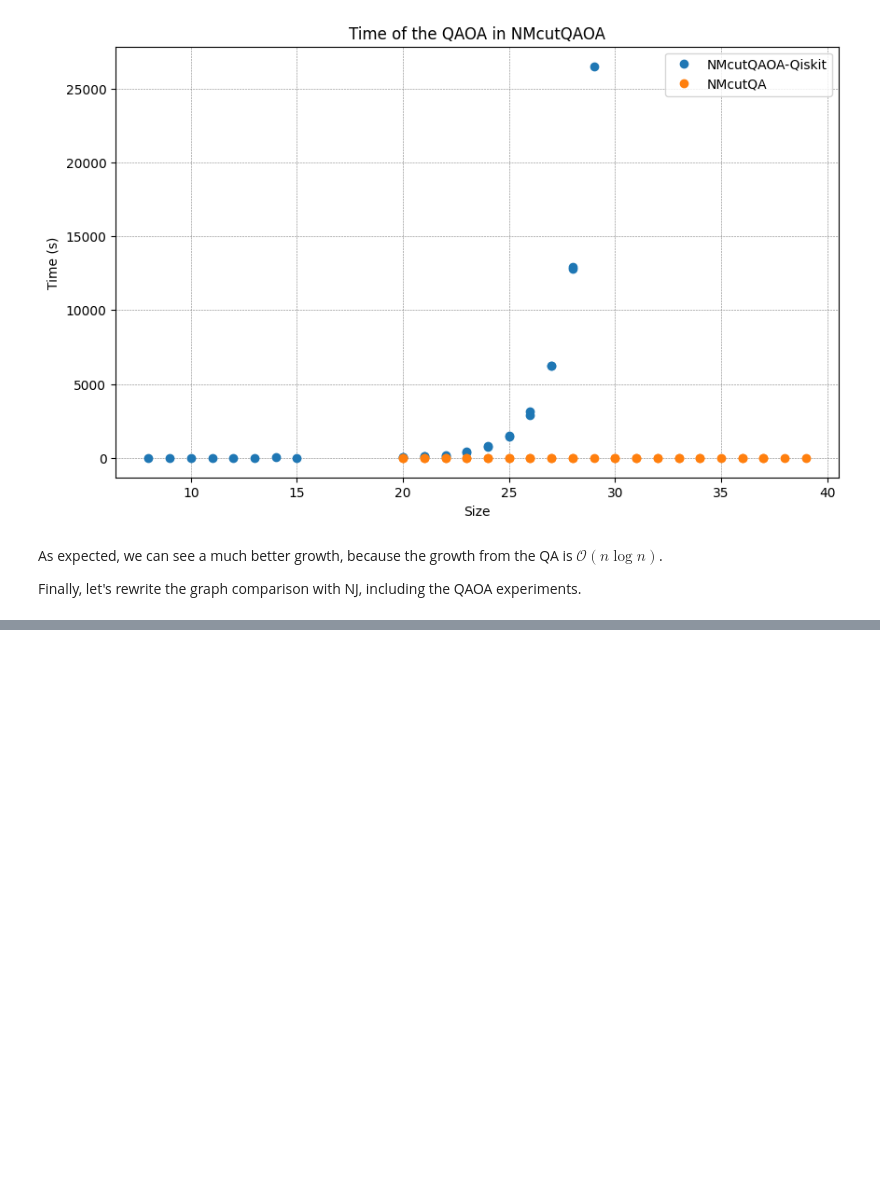
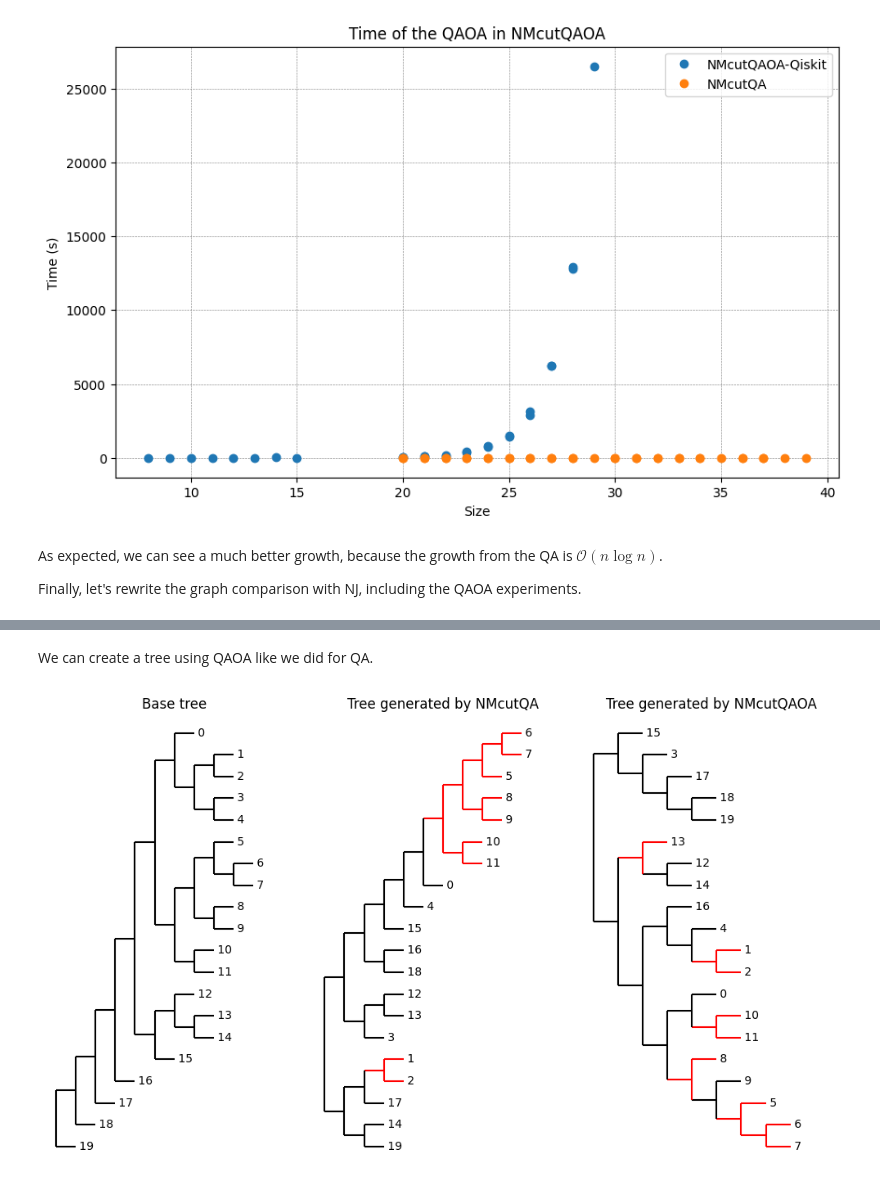
Before and after one commit to Nicofero/PhyloTree_ReConst, a Jupyter notebook: metrics_study.ipynb, the cells around one changed output, grey strips where cells are left out. Cells and saved outputs as stored; diff of their text form; code cells hidden in the pictures; blank space fills up the shorter version.

```diff
--- a/metrics_study.ipynb
+++ b/metrics_study.ipynb
@@ -550,0 +588,80 @@ plt.show()
+# %% [markdown]
+We can create a tree using QAOA like we did for QA.
+# %%
+id = 10618
+# get size from rf where id=id
+
+size = rf[rf['id'] == str(id)]['size'].values[0]
+
+with open(f'trees/{size}/qa_tree_{id}.newick','r') as file:
+    qa_tree = file.read()
+
+with open(f'trees/{size}/tree_best_{id}.newick','r') as file:
+    biotree = file.read()
+
+with open(f'trees/{size}/qiskit_tree_{id}.newick','r') as file:
+    qiskit_tree = file.read()
+
+biotree = re.sub(r'taxon([0-9]+)',lambda match: str(int(match.group(1)) - 1),biotree)
+biotree = re.sub(r':[0-9]\.[0-9]+(e-[0-9]+)*',r'',biotree)
+# print(biotree)
+
+tree1 = Phylo.read(StringIO(qa_tree), "newick")
+# Phylo.draw(tree1)
+tree2 = Phylo.read(StringIO(biotree), "newick")
+# Phylo.draw(tree2)
+tree3 = Phylo.read(StringIO(qiskit_tree), "newick")
+
+
+# Function to get clade terminal taxa sets by name
+def get_clade_taxa_sets(tree):
+    return {
+        frozenset(term.name for term in clade.get_terminals())
+        for clade in tree.find_clades() if len(clade.get_terminals()) > 1 and len(clade.get_terminals()) != size  # Only internal clades
+    }
+
+# Find common clades based on their terminal taxa
+common_taxa_sets = get_clade_taxa_sets(tree1).intersection(get_clade_taxa_sets(tree2))
+common_taxa_sets_qaoa = get_clade_taxa_sets(tree3).intersection(get_clade_taxa_sets(tree2))
+
+# Function to color branches with common taxa in red
+def color_common_branches(tree, common_taxa_sets, color = "red"):
+    for clade in tree.find_clades():
+        # Only consider internal clades (with more than one terminal)
+        if len(clade.get_terminals()) > 1:
+            # Check if the clade's terminals match a common set
+            if frozenset(term.name for term in clade.get_terminals()) in common_taxa_sets:
+                clade.color = color
+            else:
+                clade.color = "black"  # Default color for non-common branches
+
+# Color the branches in the first tree
+color_common_branches(tree1, common_taxa_sets)
+color_common_branches(tree3, common_taxa_sets_qaoa)
+
+# Create a figure with subplots (side by side)
+fig, (axes1, axes2, axes3) = plt.subplots(1, 3, figsize=(10, 6))
+
+# Plot the second tree
+Phylo.draw(tree2, do_show=False, axes=axes1)
+axes1.set_title("Base tree")
+plt.setp(axes1, xticks=[], yticks=[])  # Remove ticks
+axes1.axis('off')  # Remove axes
+
+# Plot the first tree
+Phylo.draw(tree1, do_show=False, axes=axes2)
+axes2.set_title("Tree generated by NMcutQA")
+plt.setp(axes2, xticks=[], yticks=[])  # Remove ticks
+axes2.axis('off')  # Remove axes
+
+# Plot the third tree
+Phylo.draw(tree3, do_show=False, axes=axes3)
+axes3.set_title("Tree generated by NMcutQAOA")
+plt.setp(axes3, xticks=[], yticks=[])  # Remove ticks
+axes3.axis('off')  # Remove axes
+
+# Show the plot
+plt.tight_layout()
+plt.show()
+# %% [output]
+[figure, added]
```
Also changed, not shown: parts of 15 cells of this notebook.
